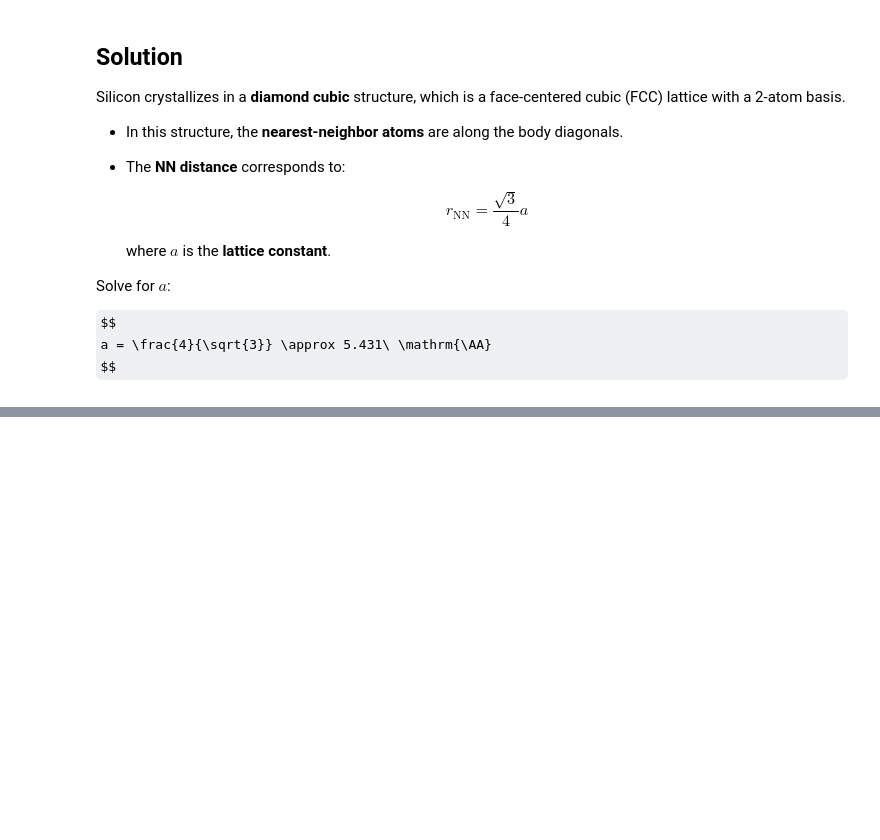
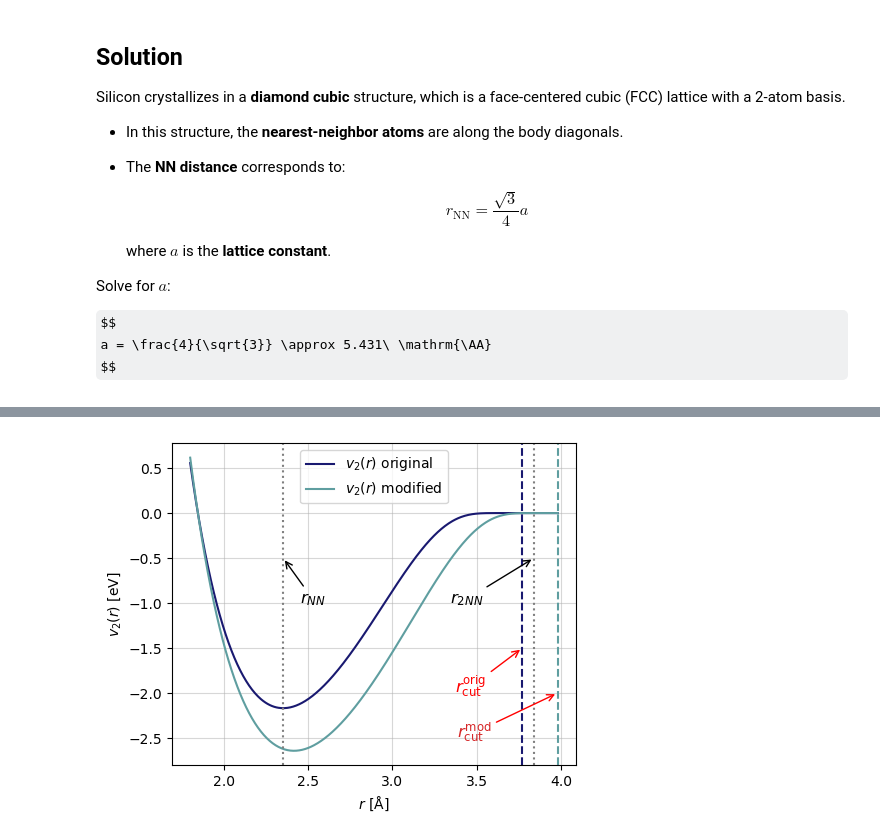
Before and after one commit to pyracetamol/tmms_2025, a Jupyter notebook: 03_stillinger_weber/sw_solved.ipynb, the cells around one changed output, grey strips where cells are left out. Cells and saved outputs as stored; diff of their text form; code cells hidden in the pictures; some formulas as TeX source; blank space fills up the shorter version.

Commit message:
task separation and EOS
questionable EOS for modified cutoff

```diff
--- a/03_stillinger_weber/sw_solved.ipynb
+++ b/03_stillinger_weber/sw_solved.ipynb
@@ -259 +340,58 @@ So:
+# %%
+# Cutoff values
+a_original = 1.8
+a_modified = 1.9  # new cutoff value
+
+# Define v2 as a function of cutoff
+def v2(r, a_cut):
+    r_red = r / sigma
+    if r >= a_cut * sigma:
+        return 0.0
+    return epsilon * A * (B * r_red**(-p) - r_red**(-q)) * np.exp(1 / (r_red - a_cut))
+
+# Distance values
+r_vals = np.linspace(1.8, a_modified * sigma - 1e-4, 500)
+v2_vals_orig = [v2(r, a_original) for r in r_vals]
+v2_vals_mod = [v2(r, a_modified) for r in r_vals]
+
+# Important distances
+r_NN = 2.3517
+r_2NN = 3.84
+r_cut_orig = a_original * sigma
+r_cut_mod = a_modified * sigma
+
+# Plot
+plt.figure(figsize=(5, 4))
+plt.plot(r_vals, v2_vals_orig, color='midnightblue', label=r'$v_2(r)$ original')
+plt.plot(r_vals, v2_vals_mod, color='cadetblue', lw=1.5, label=r'$v_2(r)$ modified')
+
+# Vertical lines
+plt.axvline(x=r_NN, color='gray', linestyle=':')
+plt.axvline(x=r_2NN, color='gray', linestyle=':')
+plt.axvline(x=r_cut_orig, color='midnightblue', linestyle='--')
+plt.axvline(x=r_cut_mod, color='cadetblue', linestyle='--')
+
+# Annotations
+plt.annotate(r'$r_{NN}$', xy=(r_NN, -0.5), xytext=(r_NN + 0.1, -1),
+             arrowprops=dict(arrowstyle='->'), fontsize=12)
+plt.annotate(r'$r_{2NN}$', xy=(r_2NN, -0.5), xytext=(r_2NN - 0.5, -1),
+             arrowprops=dict(arrowstyle='->'), fontsize=12)
+plt.annotate(fr'$r^{{\mathrm{{orig}}}}_{{\mathrm{{cut}}}}$',
+             xy=(r_cut_orig, -1.5), xytext=(r_cut_orig - 0.4, -2),
+             arrowprops=dict(arrowstyle='->', color='red'),
+             fontsize=12, color='red')
+plt.annotate(fr'$r^{{\mathrm{{mod}}}}_{{\mathrm{{cut}}}}$',
+             xy=(r_cut_mod, -2), xytext=(r_cut_mod - 0.6, -2.5),
+             arrowprops=dict(arrowstyle='->', color='red'),
+             fontsize=12, color='tab:red')
+
+# Axes
+plt.xlabel(r'$r\ \mathrm{[\AA]}$')
+plt.ylabel(r'$v_2(r)\ \mathrm{[eV]}$')
+plt.grid(alpha=0.5)
+plt.legend()
+plt.tight_layout()
+plt.show()
+# %% [output]
+[figure, added]
 # %% [markdown]
```
Also changed, not shown: parts of 22 cells of this notebook.
